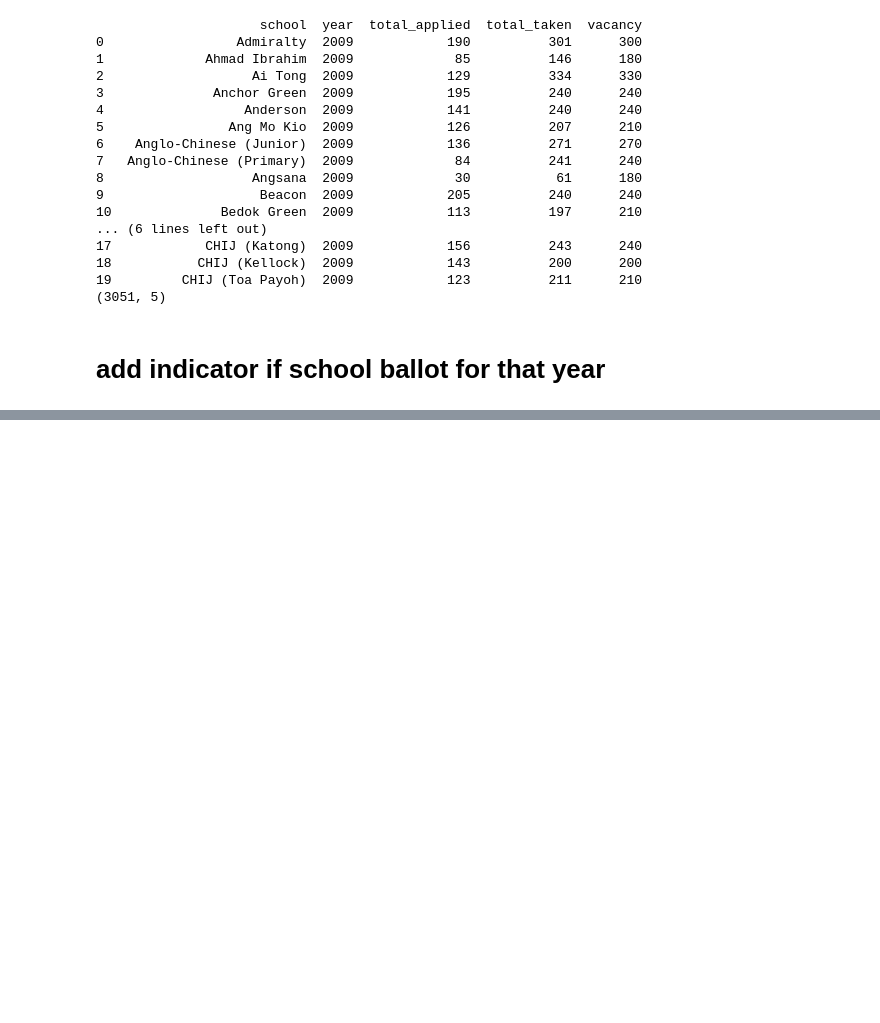
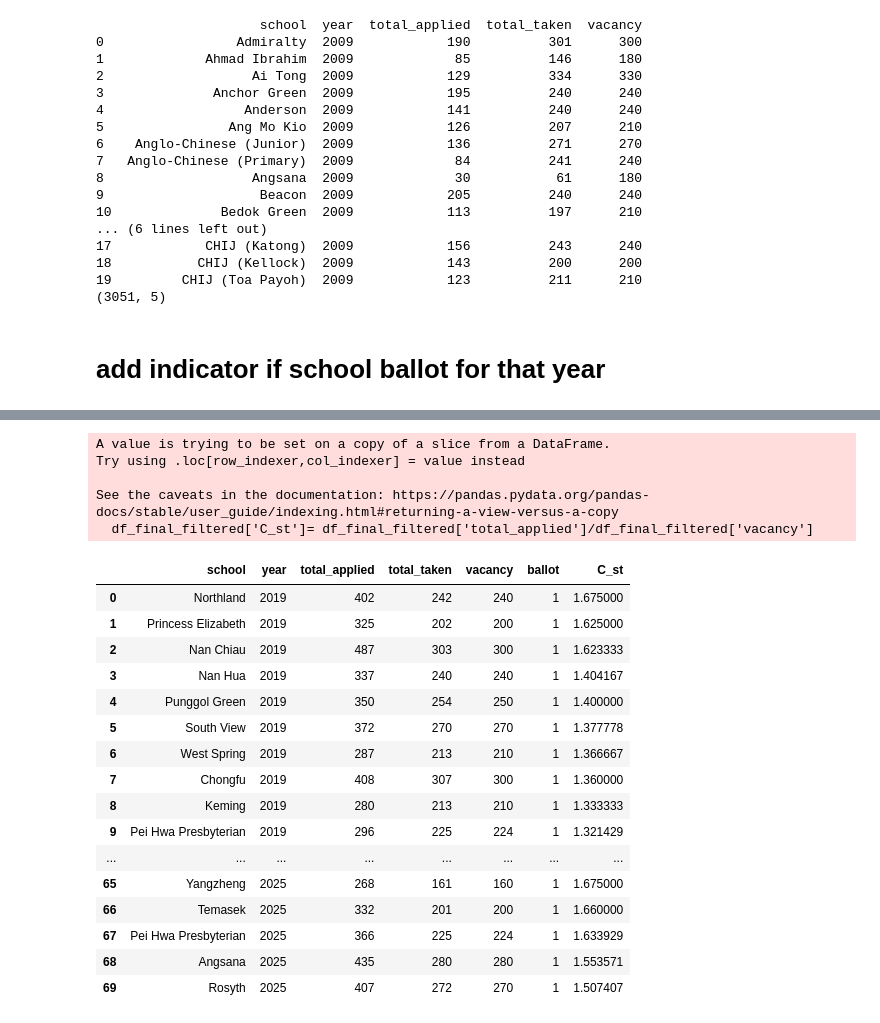
Before and after one commit to KeaganLai/DSA4264-Public-Policy-and-Society, a Jupyter notebook: archive/old codes/sch_data.ipynb, the cells around one changed output, grey strips where cells are left out. Cells and saved outputs as stored; diff of their text form; code cells hidden in the pictures; blank space fills up the shorter version.

```diff
--- a/archive/old codes/sch_data.ipynb
+++ b/archive/old codes/sch_data.ipynb
@@ -585,0 +290,39 @@ print(f"Saved: {out_path}")
+# %%
+df_final_filtered = df_final[df_final['year']>=2019]
+# %%
+df_final_filtered['C_st']= df_final_filtered['total_applied']/df_final_filtered['vacancy']
+# %% [output]
+A value is trying to be set on a copy of a slice from a DataFrame.
+Try using .loc[row_indexer,col_indexer] = value instead
+
+See the caveats in the documentation: https://pandas.pydata.org/pandas-docs/stable/user_guide/indexing.html#returning-a-view-versus-a-copy
+  df_final_filtered['C_st']= df_final_filtered['total_applied']/df_final_filtered['vacancy']
+# %%
+top10 = (
+    df_final_filtered.sort_values(["year", "C_st"], ascending=[True, False])
+      .groupby("year")
+      .head(10)
+      .reset_index(drop=True)
+)
+# %%
+pd.set_option('display.max_rows', 70)
+# %%
+top10
+# %% [output]
+|  | school | year | total_applied | total_taken | vacancy | ballot | C_st |
+| 0 | Northland | 2019 | 402 | 242 | 240 | 1 | 1.675000 |
+| 1 | Princess Elizabeth | 2019 | 325 | 202 | 200 | 1 | 1.625000 |
+| 2 | Nan Chiau | 2019 | 487 | 303 | 300 | 1 | 1.623333 |
+| 3 | Nan Hua | 2019 | 337 | 240 | 240 | 1 | 1.404167 |
+| 4 | Punggol Green | 2019 | 350 | 254 | 250 | 1 | 1.400000 |
+| 5 | South View | 2019 | 372 | 270 | 270 | 1 | 1.377778 |
+| 6 | West Spring | 2019 | 287 | 213 | 210 | 1 | 1.366667 |
+| 7 | Chongfu | 2019 | 408 | 307 | 300 | 1 | 1.360000 |
+| 8 | Keming | 2019 | 280 | 213 | 210 | 1 | 1.333333 |
+| 9 | Pei Hwa Presbyterian | 2019 | 296 | 225 | 224 | 1 | 1.321429 |
+| ... | ... | ... | ... | ... | ... | ... | ... |
+| 65 | Yangzheng | 2025 | 268 | 161 | 160 | 1 | 1.675000 |
+| 66 | Temasek | 2025 | 332 | 201 | 200 | 1 | 1.660000 |
+| 67 | Pei Hwa Presbyterian | 2025 | 366 | 225 | 224 | 1 | 1.633929 |
+| 68 | Angsana | 2025 | 435 | 280 | 280 | 1 | 1.553571 |
+| 69 | Rosyth | 2025 | 407 | 272 | 270 | 1 | 1.507407 |
```
Also changed, not shown: parts of 10 cells of this notebook, 4 other files.
